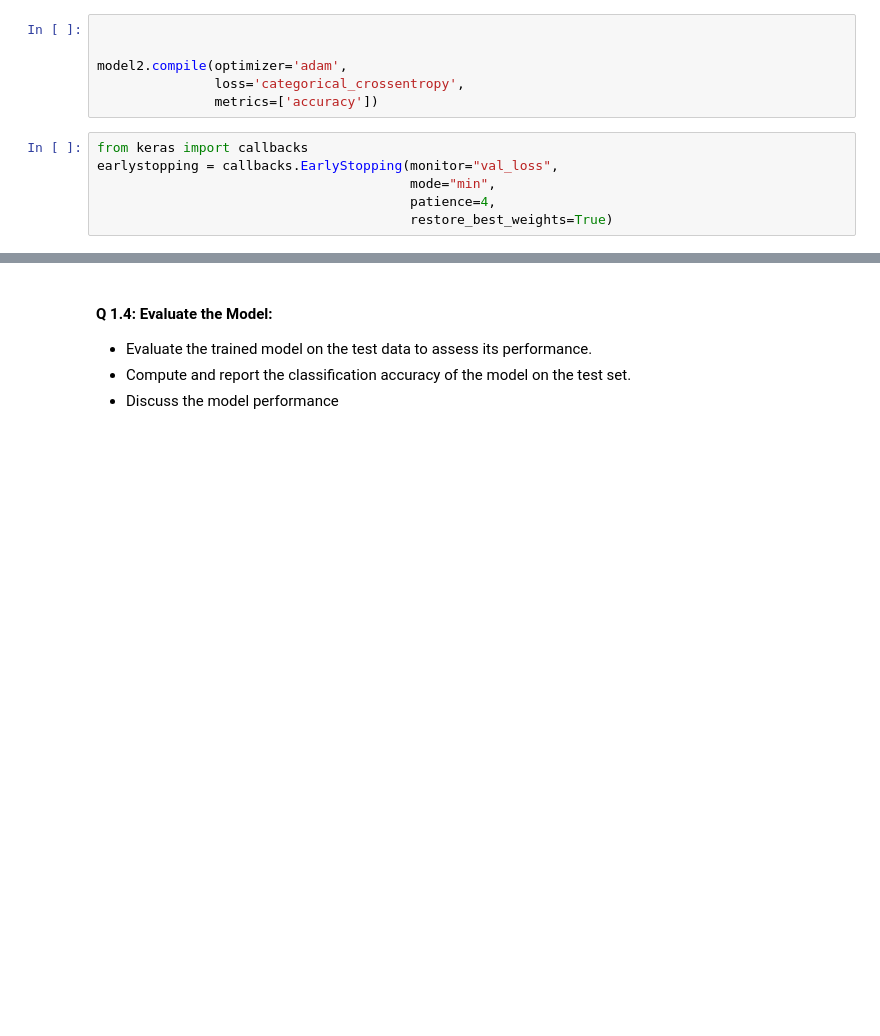
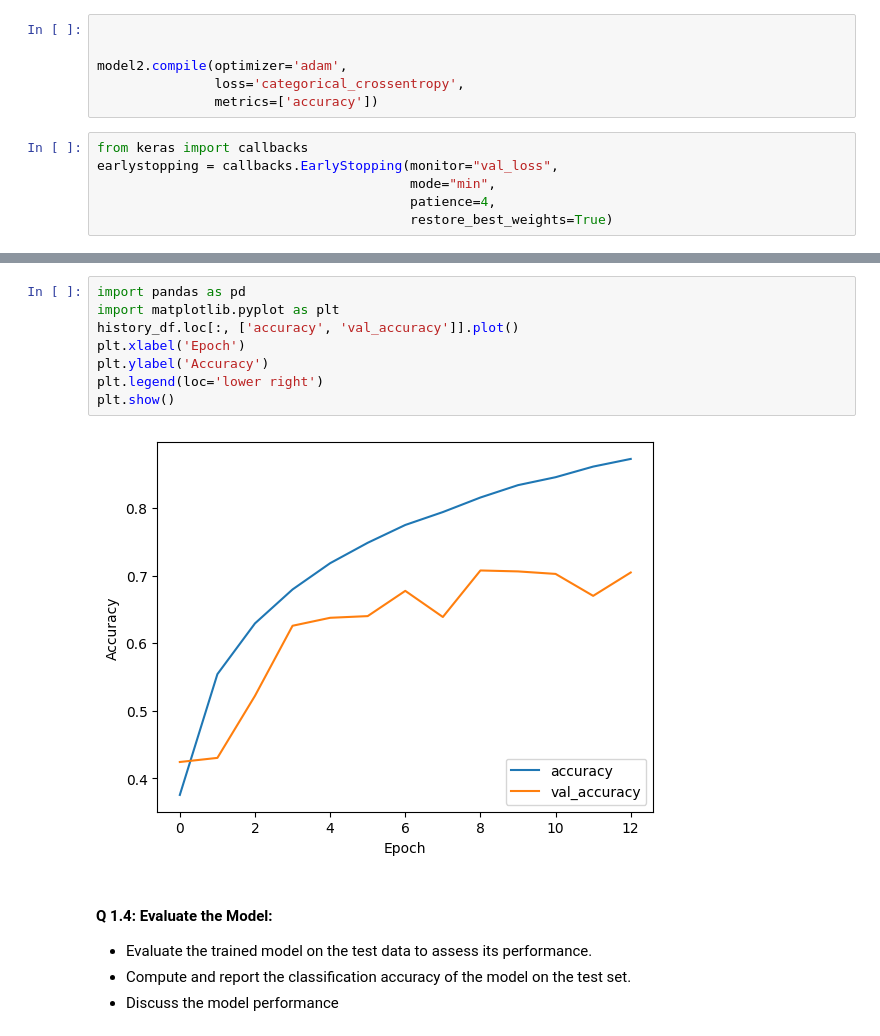
Before and after one commit to jonamadk/scaling-ML-journey, a Jupyter notebook: Lab_7_Classification_Using_Convolutional_Neural_Networks.ipynb, the cells around one changed output, grey strips where cells are left out. Drawn from its saved outputs; the diff is of its cells as text; blank space fills up the shorter version.

```diff
--- a/Lab_7_Classification_Using_Convolutional_Neural_Networks.ipynb
+++ b/Lab_7_Classification_Using_Convolutional_Neural_Networks.ipynb
@@ -314,3 +415,13 @@ plt.show()
+# %%
+import pandas as pd
+import matplotlib.pyplot as plt
+history_df.loc[:, ['accuracy', 'val_accuracy']].plot()
+plt.xlabel('Epoch')
+plt.ylabel('Accuracy')
+plt.legend(loc='lower right')
+plt.show()
+# %% [output]
+[figure, added]
 # %% [markdown]
 #### Q 1.4: Evaluate the Model:
    - Evaluate the trained model on the test data to assess its performance.
```
Also changed, not shown: parts of 23 cells of this notebook.
